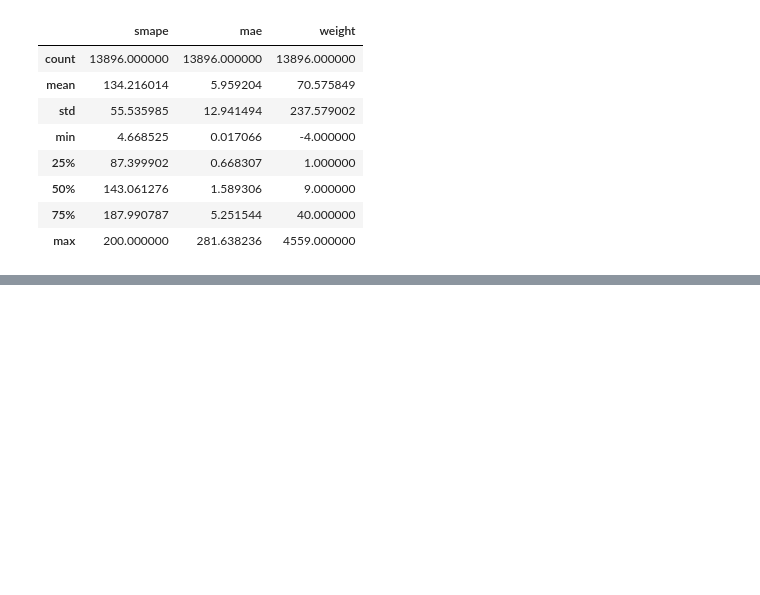
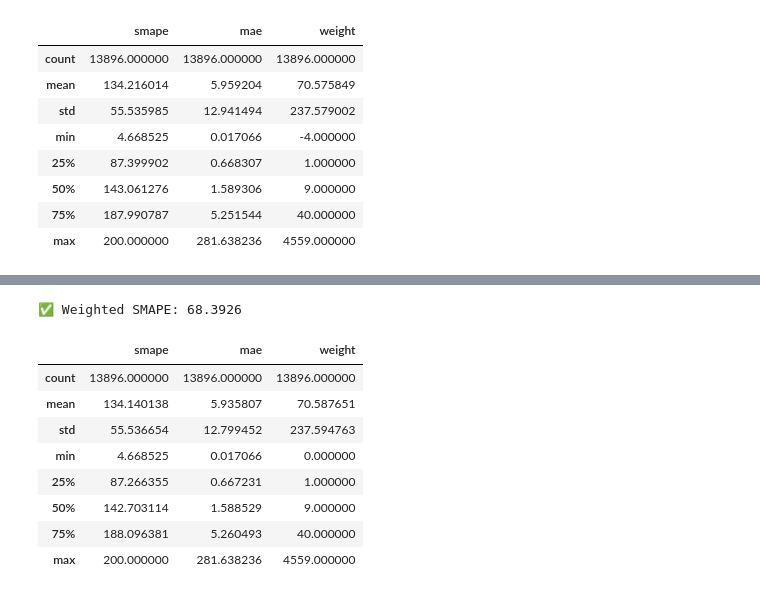
Before and after one commit to b00kkk/LGAimers07_hackerton, a Jupyter notebook: LGAimers.ipynb, the cells around one changed output, grey strips where cells are left out. Cells and saved outputs as stored; diff of their text form; code cells hidden in the pictures; blank space fills up the shorter version.

```diff
--- a/LGAimers.ipynb
+++ b/LGAimers.ipynb
@@ -736,0 +757,6 @@ bt_results.describe()
+# %%
+LOOKBACK, PREDICT, BATCH_SIZE, EPOCHS = 28, 7, 16, 50
+DEVICE = torch.device('cuda' if torch.cuda.is_available() else 'cpu')
+# %%
+train = pd.read_csv('train.csv')
+train.loc[train['매출수량'] < 0, '매출수량'] = 0
@@ -736,0 +972,14 @@ bt_results.describe()
+# %%
+bt_results, weighted_smape = backtest_lstm(train, trained_models)
+bt_results.describe()
+# %% [output]
+✅ Weighted SMAPE: 68.3926
+|  | smape | mae | weight |
+| count | 13896.000000 | 13896.000000 | 13896.000000 |
+| mean | 134.140138 | 5.935807 | 70.587651 |
+| std | 55.536654 | 12.799452 | 237.594763 |
+| min | 4.668525 | 0.017066 | 0.000000 |
+| 25% | 87.266355 | 0.667231 | 1.000000 |
+| 50% | 142.703114 | 1.588529 | 9.000000 |
+| 75% | 188.096381 | 5.260493 | 40.000000 |
+| max | 200.000000 | 281.638236 | 4559.000000 |
```
Also changed, not shown: parts of 45 cells of this notebook.
